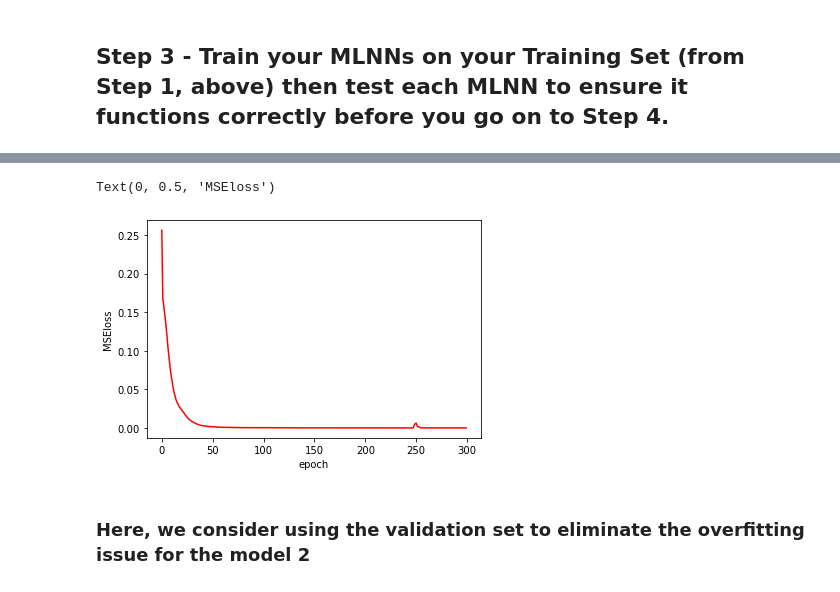
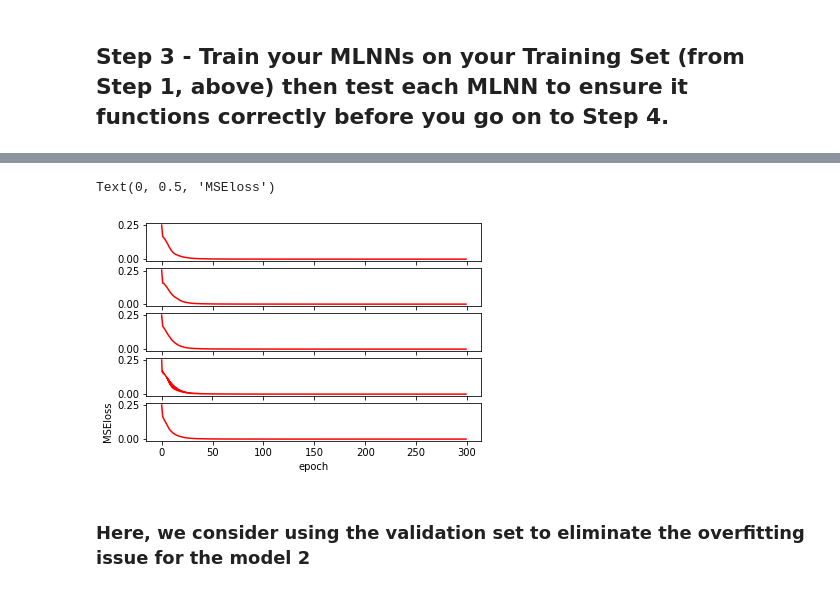
Before and after one commit to BazingaOo/CAP6615, a Jupyter notebook: HW2/CAP6615_Programming_Assignment#2-updated-bagging.ipynb, the cells around one changed output, grey strips where cells are left out. Drawn from its saved outputs; the diff is of its cells as text; code cells hidden in the pictures.

```diff
--- a/HW2/CAP6615_Programming_Assignment#2-updated-bagging.ipynb
+++ b/HW2/CAP6615_Programming_Assignment#2-updated-bagging.ipynb
@@ -432,11 +465,11 @@ def train_ModelAp1(model_ensemble, train_data, train_label, bagsize):
             optimizer.step()
     return loss_all_1,model_ensemble
 # %%
-loss_all_ensemble_1,model_Ap1_1 = train_ModelAp1(model_Ap1_1,ensemble1_train,ensemble1_label,26)
-loss_all_ensemble_2,model_Ap1_2 = train_ModelAp1(model_Ap1_2,ensemble2_train,ensemble2_label,26)
-loss_all_ensemble_3,model_Ap1_3 = train_ModelAp1(model_Ap1_3,ensemble3_train,ensemble3_label,26)
-loss_all_ensemble_4,model_Ap1_4 = train_ModelAp1(model_Ap1_4,ensemble4_train,ensemble4_label,26)
-loss_all_ensemble_5,model_Ap1_5 = train_ModelAp1(model_Ap1_5,ensemble5_train,ensemble5_label,26)
+loss_all_ensemble_Ap1_1,model_Ap1_1 = train_ModelAp1(model_Ap1_1,ensemble1_train,ensemble1_label,26)
+loss_all_ensemble_Ap1_2,model_Ap1_2 = train_ModelAp1(model_Ap1_2,ensemble2_train,ensemble2_label,26)
+loss_all_ensemble_Ap1_3,model_Ap1_3 = train_ModelAp1(model_Ap1_3,ensemble3_train,ensemble3_label,26)
+loss_all_ensemble_Ap1_4,model_Ap1_4 = train_ModelAp1(model_Ap1_4,ensemble4_train,ensemble4_label,26)
+loss_all_ensemble_Ap1_5,model_Ap1_5 = train_ModelAp1(model_Ap1_5,ensemble5_train,ensemble5_label,26)
 # %%
 fig = plt.figure()
 ax1 = fig.add_subplot(5,1,1)
@@ -572,0 +578,6 @@ Epoch 290 - loss: 3.950769041694002e-06
+# %%
+loss_all_ensemble_Ap2_1,model_Ap2_1 = train_ModelAp2(model_Ap2_1,ensemble1_train,26,True)
+loss_all_ensemble_Ap2_2,model_Ap2_2 = train_ModelAp2(model_Ap2_2,ensemble2_train,26,False)
+loss_all_ensemble_Ap2_3,model_Ap2_3 = train_ModelAp2(model_Ap2_3,ensemble3_train,26,False)
+loss_all_ensemble_Ap2_4,model_Ap2_4 = train_ModelAp2(model_Ap2_4,ensemble4_train,26,False)
+loss_all_ensemble_Ap2_5,model_Ap2_5 = train_ModelAp2(model_Ap2_5,ensemble5_train,26,False)
@@ -573,10 +591,20 @@ Epoch 290 - loss: 3.950769041694002e-06
 # %%
-plt.plot(np.array(loss_all_2), 'r')
+fig = plt.figure()
+ax1 = fig.add_subplot(5,1,1)
+ax1.plot(np.array(loss_all_ensemble_Ap2_1), 'r')
+ax2 = fig.add_subplot(5,1,2)
+ax2.plot(np.array(loss_all_ensemble_Ap2_2), 'r')
+ax3 = fig.add_subplot(5,1,3)
+ax3.plot(np.array(loss_all_ensemble_Ap2_3), 'r')
+ax4 = fig.add_subplot(5,1,4)
+ax4.plot(np.array(loss_all_ensemble_Ap2_4), 'r')
+ax5 = fig.add_subplot(5,1,5)
+ax5.plot(np.array(loss_all_ensemble_Ap2_5), 'r')
 plt.xlabel("epoch")
 plt.ylabel("MSEloss")
 # %% [output]
 Text(0, 0.5, 'MSEloss')
-[figure, old version]
+[figure, new version]
 # %% [markdown]
 ### Here, we consider using the validation set to eliminate the overfitting issue for the model 2
 # %% [raw]
```
Also changed, not shown: parts of 23 cells of this notebook.
